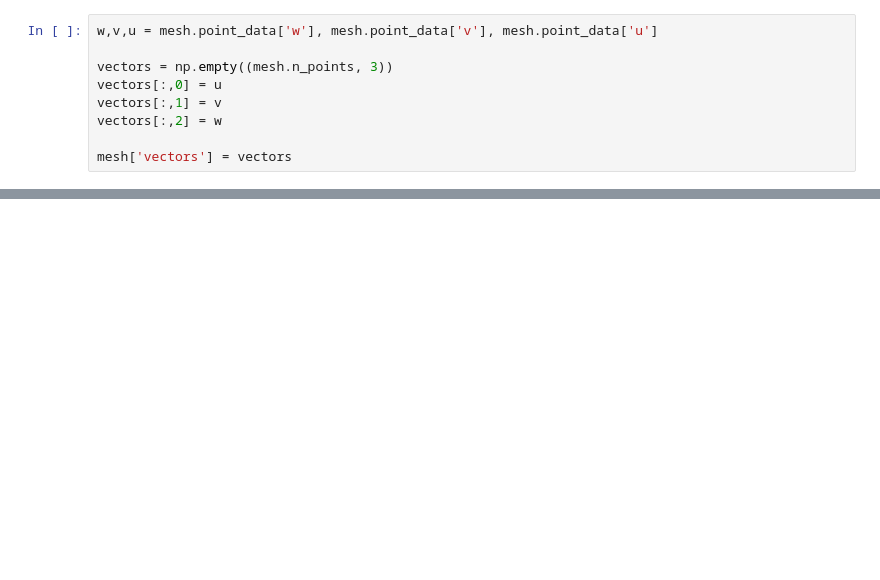
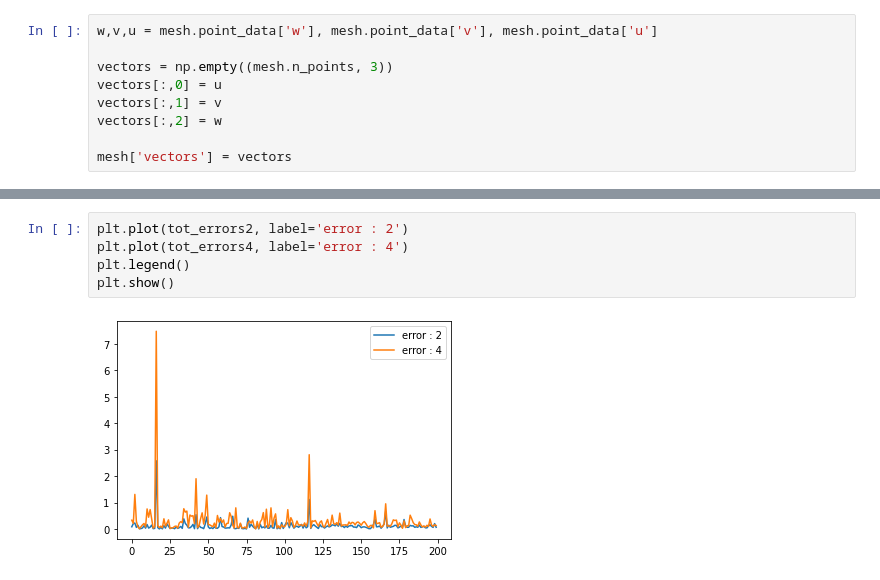
Before and after one commit to calebedwards21/vector_visualization, a Jupyter notebook: Tornado_3D/test_torndao_streamlines.ipynb, the cells around one changed output, grey strips where cells are left out. Cells and saved outputs as stored; diff of their text form; blank space fills up the shorter version.

```diff
--- a/Tornado_3D/test_torndao_streamlines.ipynb
+++ b/Tornado_3D/test_torndao_streamlines.ipynb
@@ -138,0 +149,7 @@ plt.show()
+# %%
+plt.plot(tot_errors2, label='error : 2')
+plt.plot(tot_errors4, label='error : 4')
+plt.legend()
+plt.show()
+# %% [output]
+[figure, added]
```
Also changed, not shown: parts of 14 cells of this notebook.
